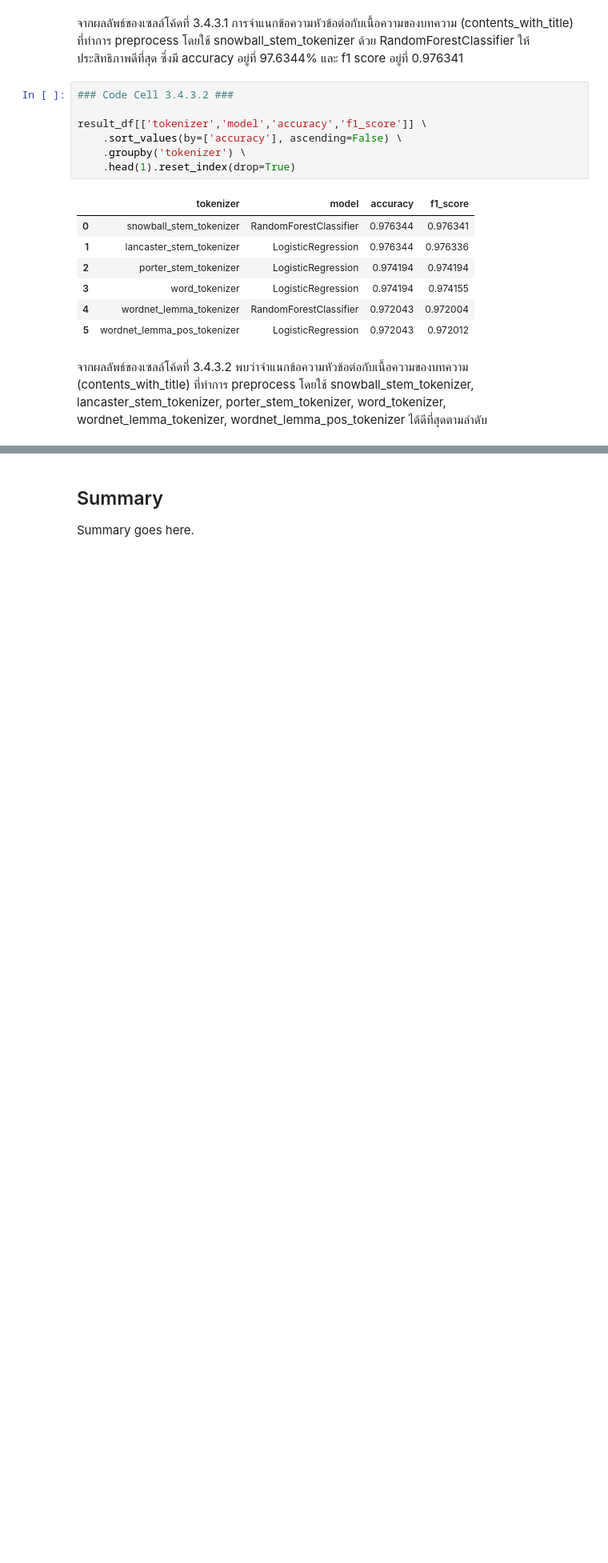
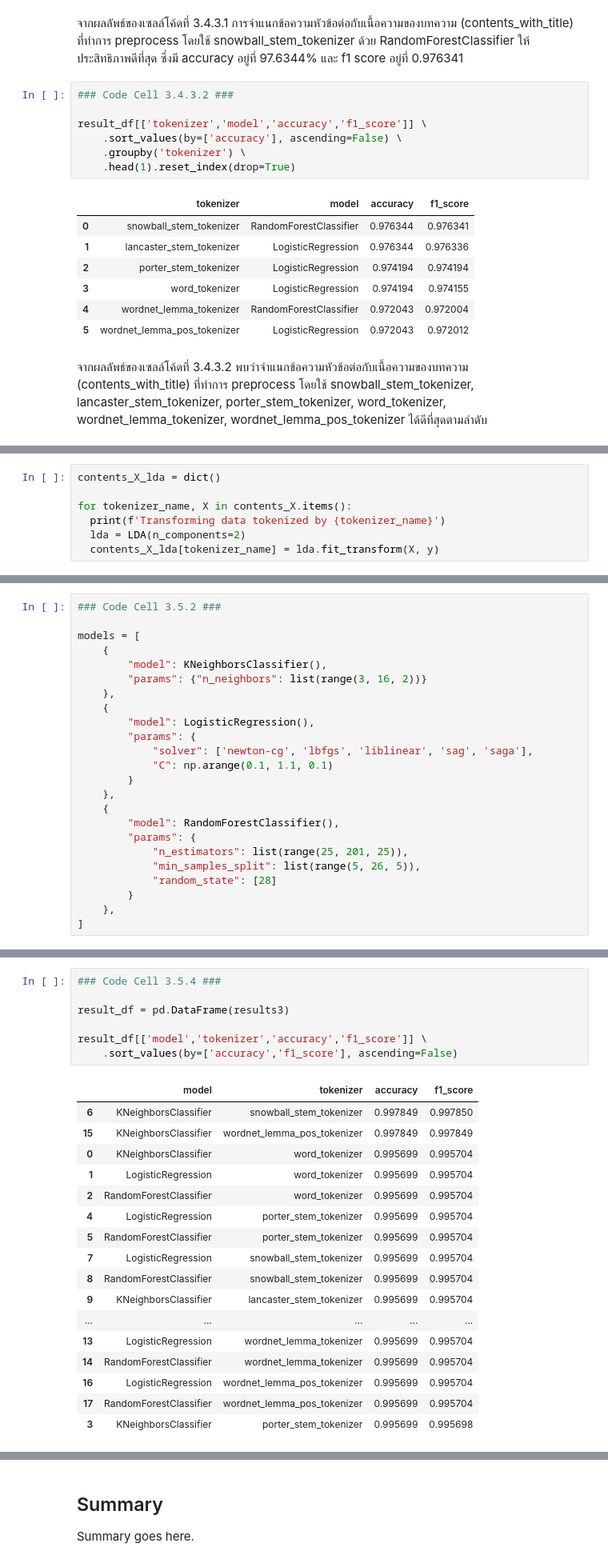
Before and after one commit to tjthanapat/ds4biz-assignment-2, a Jupyter notebook: Task 1 - News Classification/task1.ipynb, the cells around one changed output, grey strips where cells are left out. Shown: that part at 80% size. Cells and saved outputs as stored; diff of their text form; blank space fills up the shorter version.

```diff
--- a/Task 1 - News Classification/task1.ipynb
+++ b/Task 1 - News Classification/task1.ipynb
@@ -1223,0 +1230,7 @@ result_df[['tokenizer','model','accuracy','f1_score']] \
+# %%
+contents_X_lda = dict()
+
+for tokenizer_name, X in contents_X.items():
+  print(f'Transforming data tokenized by {tokenizer_name}')
+  lda = LDA(n_components=2)
+  contents_X_lda[tokenizer_name] = lda.fit_transform(X, y)
@@ -1223,0 +1246,24 @@ result_df[['tokenizer','model','accuracy','f1_score']] \
+# %%
+### Code Cell 3.5.2 ###
+
+models = [
+    {
+        "model": KNeighborsClassifier(),
+        "params": {"n_neighbors": list(range(3, 16, 2))}
+    },
+    {
+        "model": LogisticRegression(),
+        "params": {
+            "solver": ['newton-cg', 'lbfgs', 'liblinear', 'sag', 'saga'],
+            "C": np.arange(0.1, 1.1, 0.1)
+        }
+    },
+    {
+        "model": RandomForestClassifier(),
+        "params": {
+            "n_estimators": list(range(25, 201, 25)),
+            "min_samples_split": list(range(5, 26, 5)),
+            "random_state": [28]
+        }
+    },
+]
@@ -1223,0 +1334,25 @@ result_df[['tokenizer','model','accuracy','f1_score']] \
+# %%
+### Code Cell 3.5.4 ###
+
+result_df = pd.DataFrame(results3)
+
+result_df[['model','tokenizer','accuracy','f1_score']] \
+    .sort_values(by=['accuracy','f1_score'], ascending=False)
+# %% [output]
+|  | model | tokenizer | accuracy | f1_score |
+| 6 | KNeighborsClassifier | snowball_stem_tokenizer | 0.997849 | 0.997850 |
+| 15 | KNeighborsClassifier | wordnet_lemma_pos_tokenizer | 0.997849 | 0.997849 |
+| 0 | KNeighborsClassifier | word_tokenizer | 0.995699 | 0.995704 |
+| 1 | LogisticRegression | word_tokenizer | 0.995699 | 0.995704 |
+| 2 | RandomForestClassifier | word_tokenizer | 0.995699 | 0.995704 |
+| 4 | LogisticRegression | porter_stem_tokenizer | 0.995699 | 0.995704 |
+| 5 | RandomForestClassifier | porter_stem_tokenizer | 0.995699 | 0.995704 |
+| 7 | LogisticRegression | snowball_stem_tokenizer | 0.995699 | 0.995704 |
+| 8 | RandomForestClassifier | snowball_stem_tokenizer | 0.995699 | 0.995704 |
+| 9 | KNeighborsClassifier | lancaster_stem_tokenizer | 0.995699 | 0.995704 |
+| ... | ... | ... | ... | ... |
+| 13 | LogisticRegression | wordnet_lemma_tokenizer | 0.995699 | 0.995704 |
+| 14 | RandomForestClassifier | wordnet_lemma_tokenizer | 0.995699 | 0.995704 |
+| 16 | LogisticRegression | wordnet_lemma_pos_tokenizer | 0.995699 | 0.995704 |
+| 17 | RandomForestClassifier | wordnet_lemma_pos_tokenizer | 0.995699 | 0.995704 |
+| 3 | KNeighborsClassifier | porter_stem_tokenizer | 0.995699 | 0.995698 |
```
Also changed, not shown: parts of 14 cells of this notebook, 1 other file.
